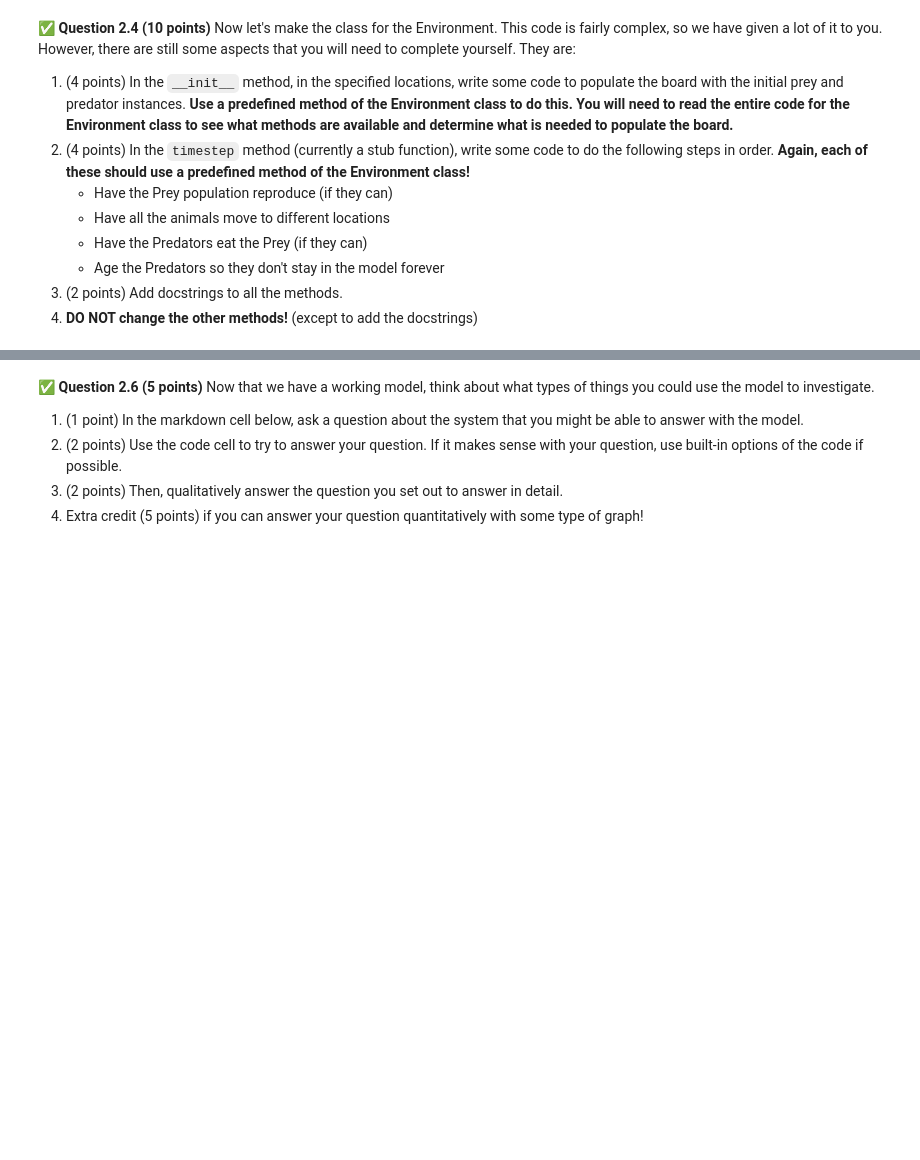
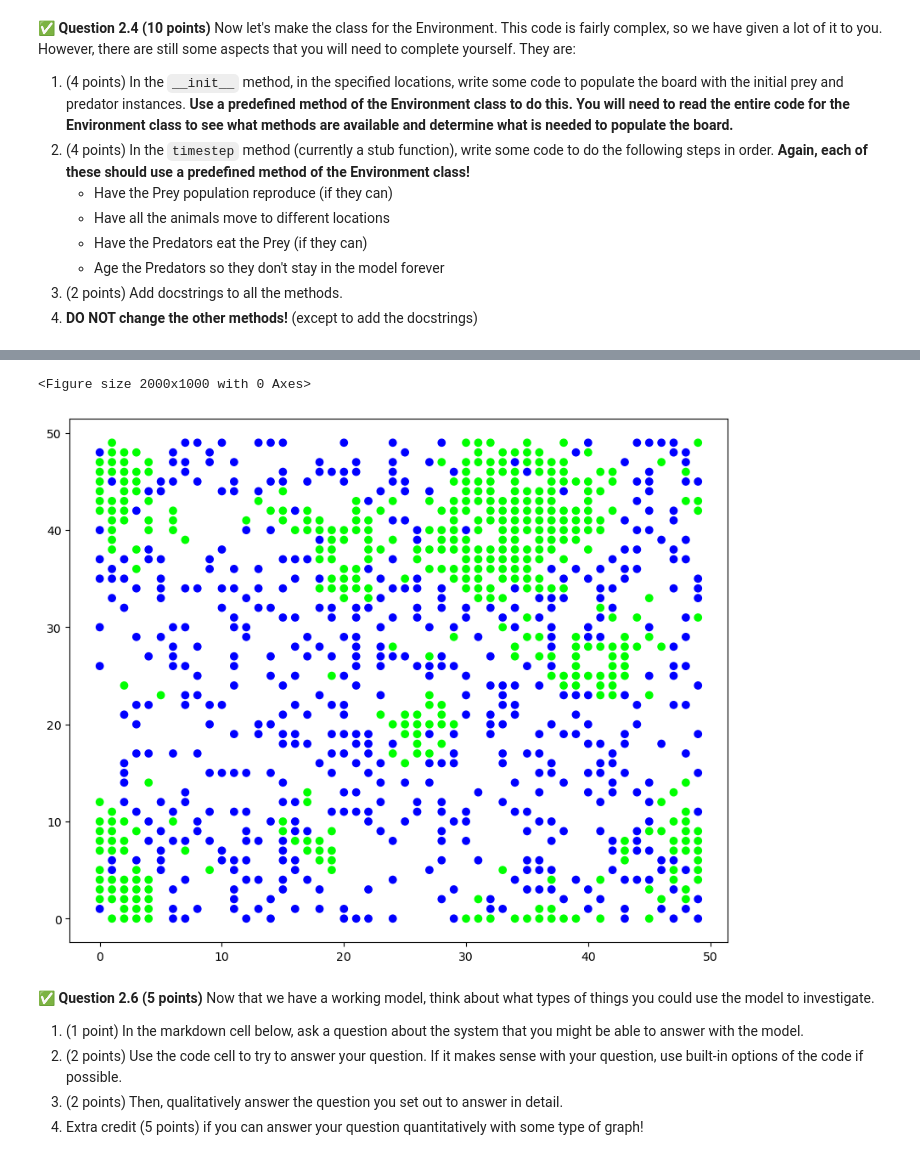
Before and after one commit to TonyH1287/cmse202-s26-turnin, a Jupyter notebook: HW-02_ABMandGraphTheory-STUDENT.ipynb, the cells around one changed output, grey strips where cells are left out. Drawn from its saved outputs; the diff is of its cells as text; code cells hidden in the pictures; blank space fills up the shorter version.

```diff
--- a/HW-02_ABMandGraphTheory-STUDENT.ipynb
+++ b/HW-02_ABMandGraphTheory-STUDENT.ipynb
@@ -119,6 +149,15 @@ help(test_animal)
 5. (2 points) Once again, add docstrings to the class.
 # %%
 # Put your Prey class definition here!
+class Prey(Animal):
+    """shows the animal in the type"""
+    def __init__(self, pos_x, pos_y):
+        """initializes the prey and where it is"""
+        super().__init__(pos_x, pos_y)
+        self.rgb = [0, 1, 0]
+    def get_type(self):
+        """shows animal type"""
+        return "Prey"
 # %% [markdown]
 Once again, use the cell below to check your work and verify your docstrings are working!
 # %%
@@ -139,6 +196,16 @@ help(test_prey)
 6. (1 point) Add docstrings!
 # %%
 # Define your Predator class here!
+class Predator(Animal):
+    """shows type of animal"""
+    def __init__(self, pos_x, pos_y):
+        """iniitlize the predator and position"""
+        super().__init__(pos_x, pos_y)
+        self.rgb = [0, 0, 1]
+        self.age = 0
+    def get_type(self):
+        """returns type of animal"""
+        return "Predator"
 # %% [markdown]
 Now, let's make sure to test the `Predator` class!
 # %%
@@ -192,16 +277,20 @@ class Environment():
 
                 # populate board
                 if newprey and not newpredator:
-                    YYY  # <----------------------------------------------------ADD A PREY INSTANCE HERE!!!
+                    """ add animal predator prey aspect """
+                    self.add_animal("Prey", i, j)  # <----------------------------------------------------ADD A PREY INSTANCE HERE!!!
                 elif newpredator and not newprey:
-                    YYY  # <----------------------------------------------------ADD A PREDATOR INSTANCE HERE!!!
+                    self.add_animal("Predator", i, j)  # <----------------------------------------------------ADD A PREDATOR INSTANCE HERE!!!
                 # elif newpredator and newprey:
                 #     self.animals[(i,j)] = np.random.choice((1,2))
                 else:
                     self.remove_animal(i,j)
 
     def timestep(self):
-        pass  # <----------------------------------------------------POPULATE THIS!!!
+        self.reproduce()
+        self.move_animals()
+        self.eat_animals()
+        self.aging()
 
 
 
@@ -339,14 +446,17 @@ If all goes well, you should see something like this after running the code belo
 <img src="https://raw.githubusercontent.com/msu-cmse-courses/cmse202-supplemental-data/refs/heads/main/images/LV_example_plot.png" width=400px align="center" alt="Image credit: ABM example plot">
 # %%
 fig, ax = plt.subplots(figsize=(20,10))
-XXX # <-----------------  INITIATE AN ENVIRONMENT CLASS HERE
-XXX # <-----------------  PLOT THE INITIAL STATE HERE
+env = Environment() # <-----------------  INITIATE AN ENVIRONMENT CLASS HERE
+env.plot() # <-----------------  PLOT THE INITIAL STATE HERE
 
-for i in range(20):
-    XXX # <----------------- ADVANCE THE CODE ONE TIMESTEP HERE
+for i in range(6):
+    env.timestep() # <----------------- ADVANCE THE CODE ONE TIMESTEP HERE
     time.sleep(1.0)
     if (i%1==0):
-        XXX # <-----------------  PLOT THE NEW STATE HERE
+        env.plot() # <-----------------  PLOT THE NEW STATE HERE
+# %% [output]
+<Figure size 2000x1000 with 0 Axes>
+[figure, added]
 # %% [markdown]
 &#9989;  **Question 2.6 (5 points)** Now that we have a working model, think about what types of things you could use the model to investigate.
 1. (1 point) In the markdown cell below, ask a question about the system that you might be able to answer with the model.
```
Also changed, not shown: parts of 10 cells of this notebook.
